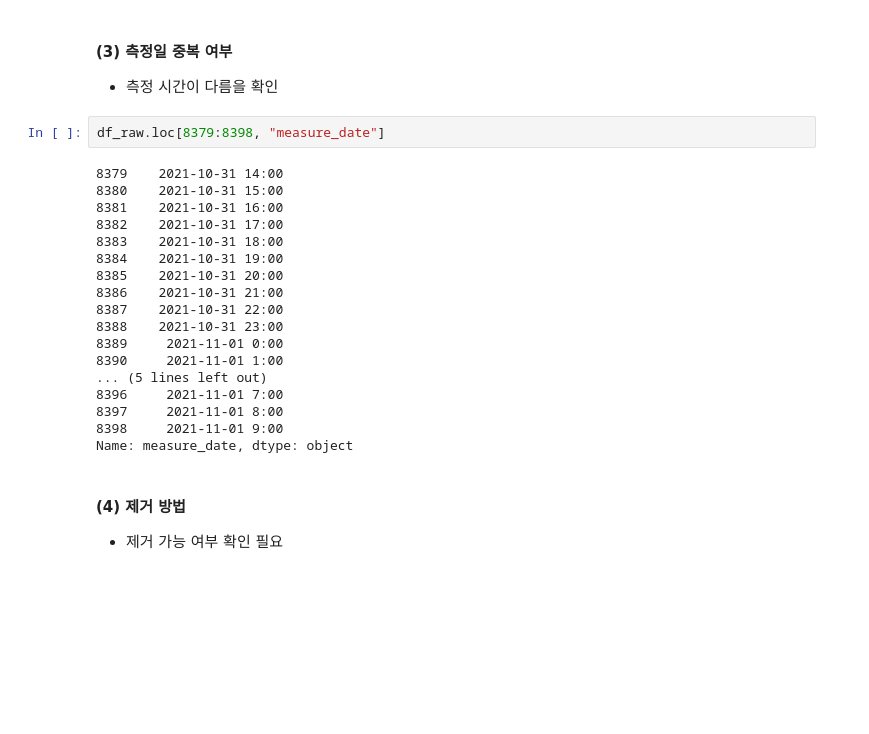
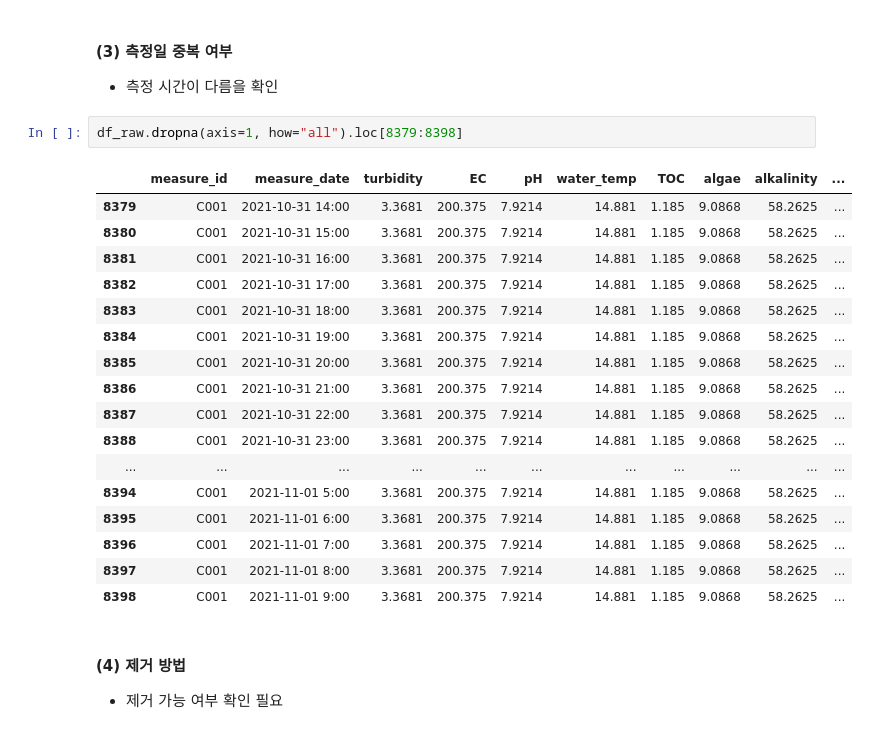
Before and after one commit to Heeseung-Cho/wkit_water_quality, a Jupyter notebook: Empty_Columns.ipynb, the cells around one changed output. Drawn from its saved outputs; the diff is of its cells as text; blank space fills up the shorter version.

```diff
--- a/Empty_Columns.ipynb
+++ b/Empty_Columns.ipynb
@@ -260,25 +262,25 @@ clean_input.loc[(clean_input.turbidity == 3.3681) & (clean_input.Geosmin == 1.9)
 #### (3) 측정일 중복 여부
 - 측정 시간이 다름을 확인
 # %%
-df_raw.loc[8379:8398, "measure_date"]
+df_raw.dropna(axis=1, how="all").loc[8379:8398]
 # %% [output]
-8379    2021-10-31 14:00
-8380    2021-10-31 15:00
-8381    2021-10-31 16:00
-8382    2021-10-31 17:00
-8383    2021-10-31 18:00
-8384    2021-10-31 19:00
-8385    2021-10-31 20:00
-8386    2021-10-31 21:00
-8387    2021-10-31 22:00
-8388    2021-10-31 23:00
-8389     2021-11-01 0:00
-8390     2021-11-01 1:00
-... (5 lines left out)
-8396     2021-11-01 7:00
-8397     2021-11-01 8:00
-8398     2021-11-01 9:00
-Name: measure_date, dtype: object
+|  | measure_id | measure_date | turbidity | EC | pH | water_temp | TOC | algae | alkalinity | ... |
+| 8379 | C001 | 2021-10-31 14:00 | 3.3681 | 200.375 | 7.9214 | 14.881 | 1.185 | 9.0868 | 58.2625 | ... |
+| 8380 | C001 | 2021-10-31 15:00 | 3.3681 | 200.375 | 7.9214 | 14.881 | 1.185 | 9.0868 | 58.2625 | ... |
+| 8381 | C001 | 2021-10-31 16:00 | 3.3681 | 200.375 | 7.9214 | 14.881 | 1.185 | 9.0868 | 58.2625 | ... |
+| 8382 | C001 | 2021-10-31 17:00 | 3.3681 | 200.375 | 7.9214 | 14.881 | 1.185 | 9.0868 | 58.2625 | ... |
+| 8383 | C001 | 2021-10-31 18:00 | 3.3681 | 200.375 | 7.9214 | 14.881 | 1.185 | 9.0868 | 58.2625 | ... |
+| 8384 | C001 | 2021-10-31 19:00 | 3.3681 | 200.375 | 7.9214 | 14.881 | 1.185 | 9.0868 | 58.2625 | ... |
+| 8385 | C001 | 2021-10-31 20:00 | 3.3681 | 200.375 | 7.9214 | 14.881 | 1.185 | 9.0868 | 58.2625 | ... |
+| 8386 | C001 | 2021-10-31 21:00 | 3.3681 | 200.375 | 7.9214 | 14.881 | 1.185 | 9.0868 | 58.2625 | ... |
+| 8387 | C001 | 2021-10-31 22:00 | 3.3681 | 200.375 | 7.9214 | 14.881 | 1.185 | 9.0868 | 58.2625 | ... |
+| 8388 | C001 | 2021-10-31 23:00 | 3.3681 | 200.375 | 7.9214 | 14.881 | 1.185 | 9.0868 | 58.2625 | ... |
+| ... | ... | ... | ... | ... | ... | ... | ... | ... | ... | ... |
+| 8394 | C001 | 2021-11-01 5:00 | 3.3681 | 200.375 | 7.9214 | 14.881 | 1.185 | 9.0868 | 58.2625 | ... |
+| 8395 | C001 | 2021-11-01 6:00 | 3.3681 | 200.375 | 7.9214 | 14.881 | 1.185 | 9.0868 | 58.2625 | ... |
+| 8396 | C001 | 2021-11-01 7:00 | 3.3681 | 200.375 | 7.9214 | 14.881 | 1.185 | 9.0868 | 58.2625 | ... |
+| 8397 | C001 | 2021-11-01 8:00 | 3.3681 | 200.375 | 7.9214 | 14.881 | 1.185 | 9.0868 | 58.2625 | ... |
+| 8398 | C001 | 2021-11-01 9:00 | 3.3681 | 200.375 | 7.9214 | 14.881 | 1.185 | 9.0868 | 58.2625 | ... |
 # %% [markdown]
 #### (4) 제거 방법
 - 제거 가능 여부 확인 필요
```
Also changed, not shown: parts of 47 cells of this notebook.
